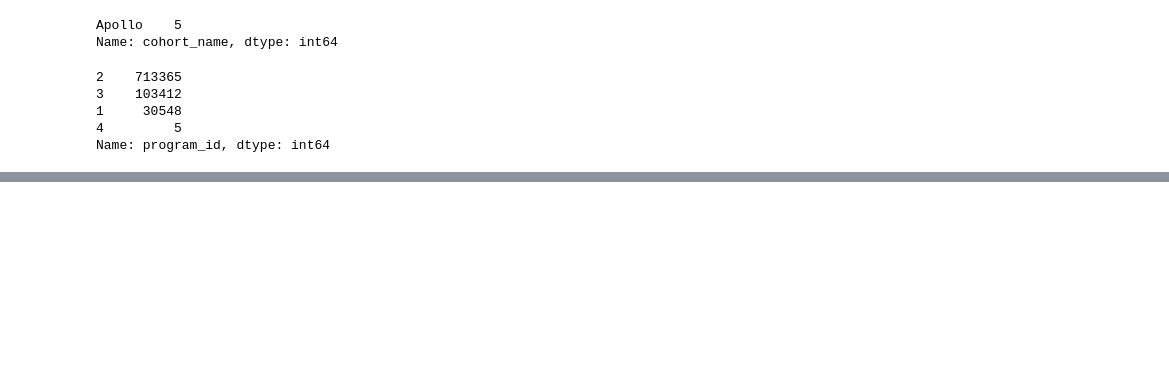
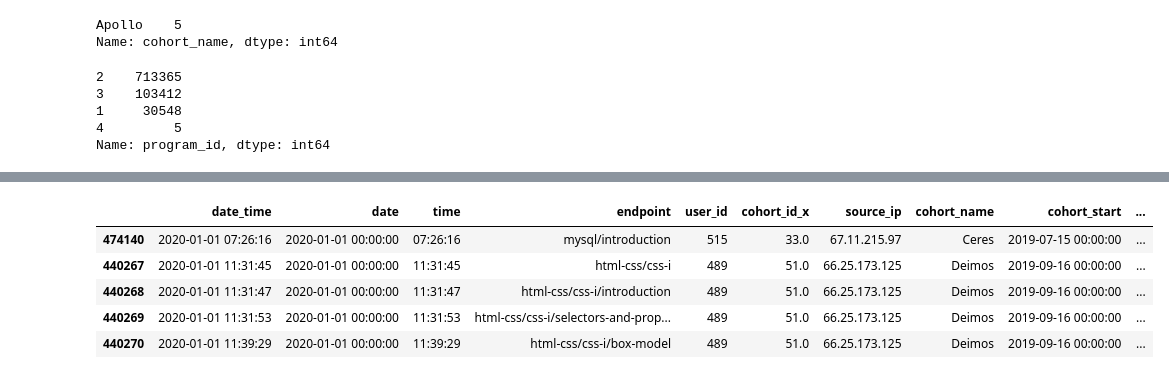
Before and after one commit to Codeup-Board-Advisory/board-slide-research, a Jupyter notebook: working_notebooks/jag-explore.ipynb, the cells around one changed output, grey strips where cells are left out. Cells and saved outputs as stored; diff of their text form; code cells hidden in the pictures; blank space fills up the shorter version.

Commit message:
Curriculum split viz

```diff
--- a/working_notebooks/jag-explore.ipynb
+++ b/working_notebooks/jag-explore.ipynb
@@ -7,6 +7,8 @@ import matplotlib.pyplot as plt
 import warnings
 warnings.filterwarnings("ignore")
 import wrangle
+# %%
+pd. set_option('display.max_rows', None) # or 1000.
 # %%
 #df=wrangle.wrangle()
 # %% [output]
@@ -488,0 +466,5 @@ Name: endpoint, Length: 2224, dtype: int64
+# %%
+#Filter out staff and students in more than one cohort
+post_split = df[df.number_of_classes==1]
+post_split = post_split[post_split.cohort_name != 'Staff']
+post_split = post_split[post_split.date_time >= '2020-01-01']
@@ -488,0 +491,9 @@ Name: endpoint, Length: 2224, dtype: int64
+# %%
+post_split.sort_values(by='date').head()
+# %% [output]
+|  | date_time | date | time | endpoint | user_id | cohort_id_x | source_ip | cohort_name | cohort_start | ... |
+| 474140 | 2020-01-01 07:26:16 | 2020-01-01 00:00:00 | 07:26:16 | mysql/introduction | 515 | 33.0 | 67.11.215.97 | Ceres | 2019-07-15 00:00:00 | ... |
+| 440267 | 2020-01-01 11:31:45 | 2020-01-01 00:00:00 | 11:31:45 | html-css/css-i | 489 | 51.0 | 66.25.173.125 | Deimos | 2019-09-16 00:00:00 | ... |
+| 440268 | 2020-01-01 11:31:47 | 2020-01-01 00:00:00 | 11:31:47 | html-css/css-i/introduction | 489 | 51.0 | 66.25.173.125 | Deimos | 2019-09-16 00:00:00 | ... |
+| 440269 | 2020-01-01 11:31:53 | 2020-01-01 00:00:00 | 11:31:53 | html-css/css-i/selectors-and-prop... | 489 | 51.0 | 66.25.173.125 | Deimos | 2019-09-16 00:00:00 | ... |
+| 440270 | 2020-01-01 11:39:29 | 2020-01-01 00:00:00 | 11:39:29 | html-css/css-i/box-model | 489 | 51.0 | 66.25.173.125 | Deimos | 2019-09-16 00:00:00 | ... |
```
Also changed, not shown: parts of 21 cells of this notebook.
